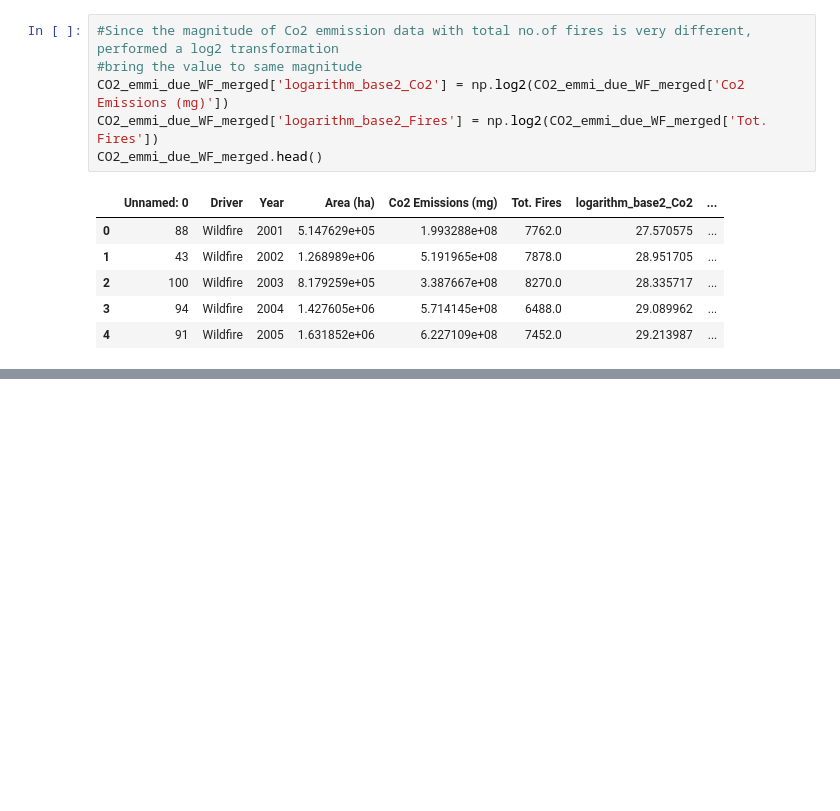
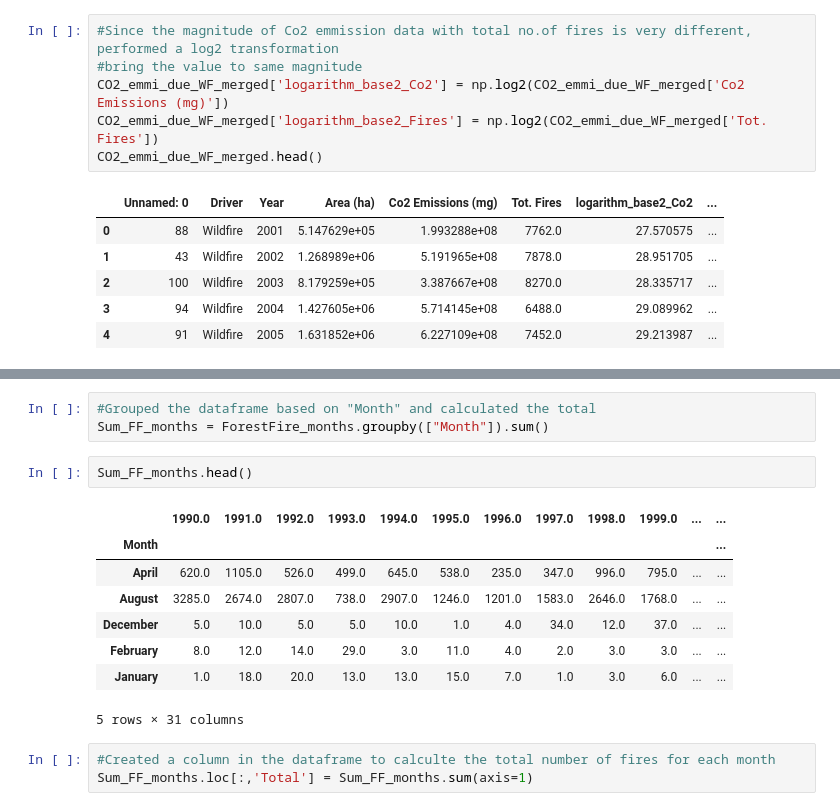
Before and after one commit to JasmineBamba/Group-Project-1-Group-2, a Jupyter notebook: Geolocations_Provinces_Nikita.ipynb, the cells around one changed output, grey strips where cells are left out. Saved outputs shown, nothing was run; the diff lists cells and outputs as text; blank space fills up the shorter version.

```diff
--- a/Geolocations_Provinces_Nikita.ipynb
+++ b/Geolocations_Provinces_Nikita.ipynb
@@ -608,0 +638,17 @@ The correlation between Forest Fires and Co2 Emissions (mg) is 0.23
+# %%
+#Grouped the dataframe based on "Month" and calculated the total
+Sum_FF_months = ForestFire_months.groupby(["Month"]).sum()
+# %%
+Sum_FF_months.head()
+# %% [output]
+|  | 1990.0 | 1991.0 | 1992.0 | 1993.0 | 1994.0 | 1995.0 | 1996.0 | 1997.0 | 1998.0 | 1999.0 | ... | ... |
+| Month |  |  |  |  |  |  |  |  |  |  |  | ... |
+| April | 620.0 | 1105.0 | 526.0 | 499.0 | 645.0 | 538.0 | 235.0 | 347.0 | 996.0 | 795.0 | ... | ... |
+| August | 3285.0 | 2674.0 | 2807.0 | 738.0 | 2907.0 | 1246.0 | 1201.0 | 1583.0 | 2646.0 | 1768.0 | ... | ... |
+| December | 5.0 | 10.0 | 5.0 | 5.0 | 10.0 | 1.0 | 4.0 | 34.0 | 12.0 | 37.0 | ... | ... |
+| February | 8.0 | 12.0 | 14.0 | 29.0 | 3.0 | 11.0 | 4.0 | 2.0 | 3.0 | 3.0 | ... | ... |
+| January | 1.0 | 18.0 | 20.0 | 13.0 | 13.0 | 15.0 | 7.0 | 1.0 | 3.0 | 6.0 | ... | ... |
+5 rows × 31 columns
+# %%
+#Created a column in the dataframe to calculte the total number of fires for each month
+Sum_FF_months.loc[:,'Total'] = Sum_FF_months.sum(axis=1)
```
Also changed, not shown: parts of 32 cells of this notebook, 3 other files.
